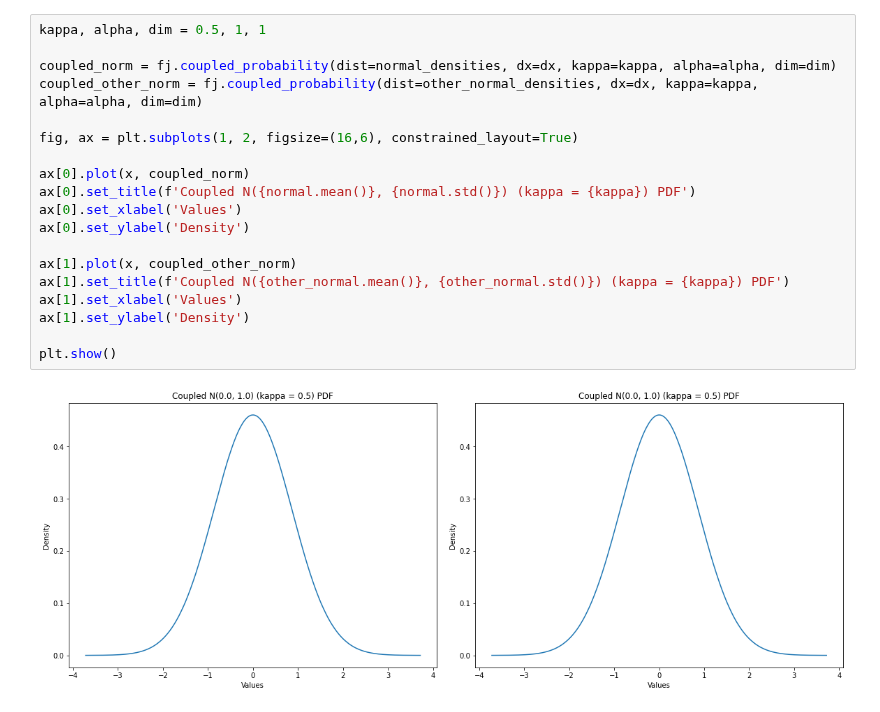
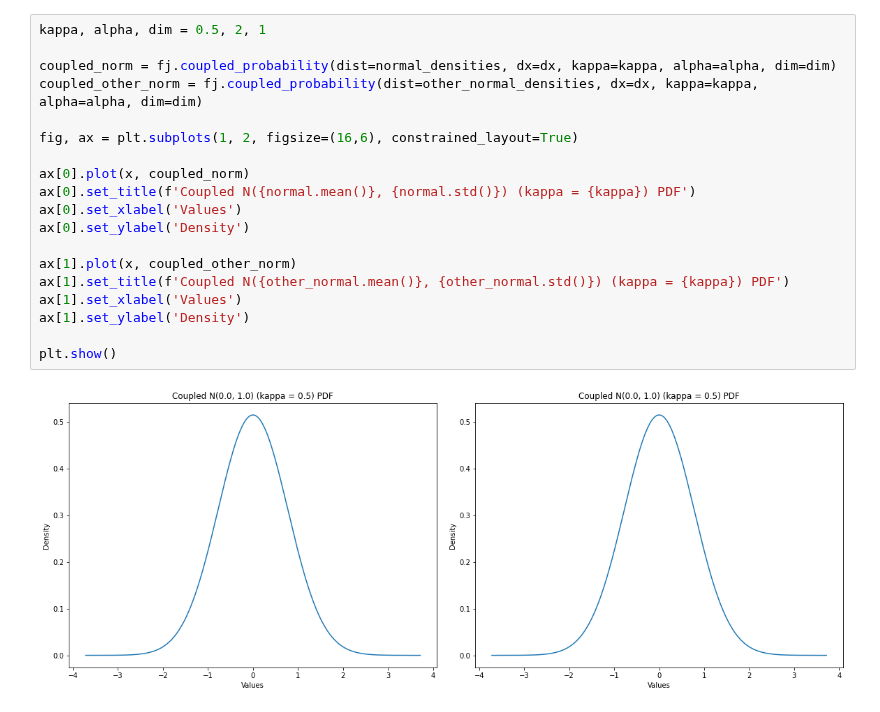
Before and after one commit to Photrek/Nonlinear-Statistical-Coupling, a Jupyter notebook: workspace/john/CrossEntropy-Entropy-DivergenceV2.ipynb, the cells around one changed output. Cells and saved outputs as stored; diff of their text form.

```diff
--- a/workspace/john/CrossEntropy-Entropy-DivergenceV2.ipynb
+++ b/workspace/john/CrossEntropy-Entropy-DivergenceV2.ipynb
@@ -31,26 +32,26 @@ plt.show()
 # %% [output]
 [figure]
 # %%
-kappa, alpha, dim = 0.5, 1, 1
+kappa, alpha, dim = 0.5, 2, 1
 
 coupled_norm = fj.coupled_probability(dist=normal_densities, dx=dx, kappa=kappa, alpha=alpha, dim=dim)
 coupled_other_norm = fj.coupled_probability(dist=other_normal_densities, dx=dx, kappa=kappa, alpha=alpha, dim=dim)
 
 fig, ax = plt.subplots(1, 2, figsize=(16,6), constrained_layout=True)
 
 ax[0].plot(x, coupled_norm)
 ax[0].set_title(f'Coupled N({normal.mean()}, {normal.std()}) (kappa = {kappa}) PDF')
 ax[0].set_xlabel('Values')
 ax[0].set_ylabel('Density')
 
 ax[1].plot(x, coupled_other_norm)
 ax[1].set_title(f'Coupled N({other_normal.mean()}, {other_normal.std()}) (kappa = {kappa}) PDF')
 ax[1].set_xlabel('Values')
 ax[1].set_ylabel('Density')
 
 plt.show()
 # %% [output]
-[figure, old version]
+[figure, new version]
 # %%
 coupled_norm_log_densities = fj.coupled_logarithm(coupled_norm, kappa=kappa, dim=dim)
 coupled_other_norm_log_densities = fj.coupled_logarithm(coupled_other_norm, kappa=kappa, dim=dim)
```
Also changed, not shown: parts of 13 cells of this notebook, 2 other files.
